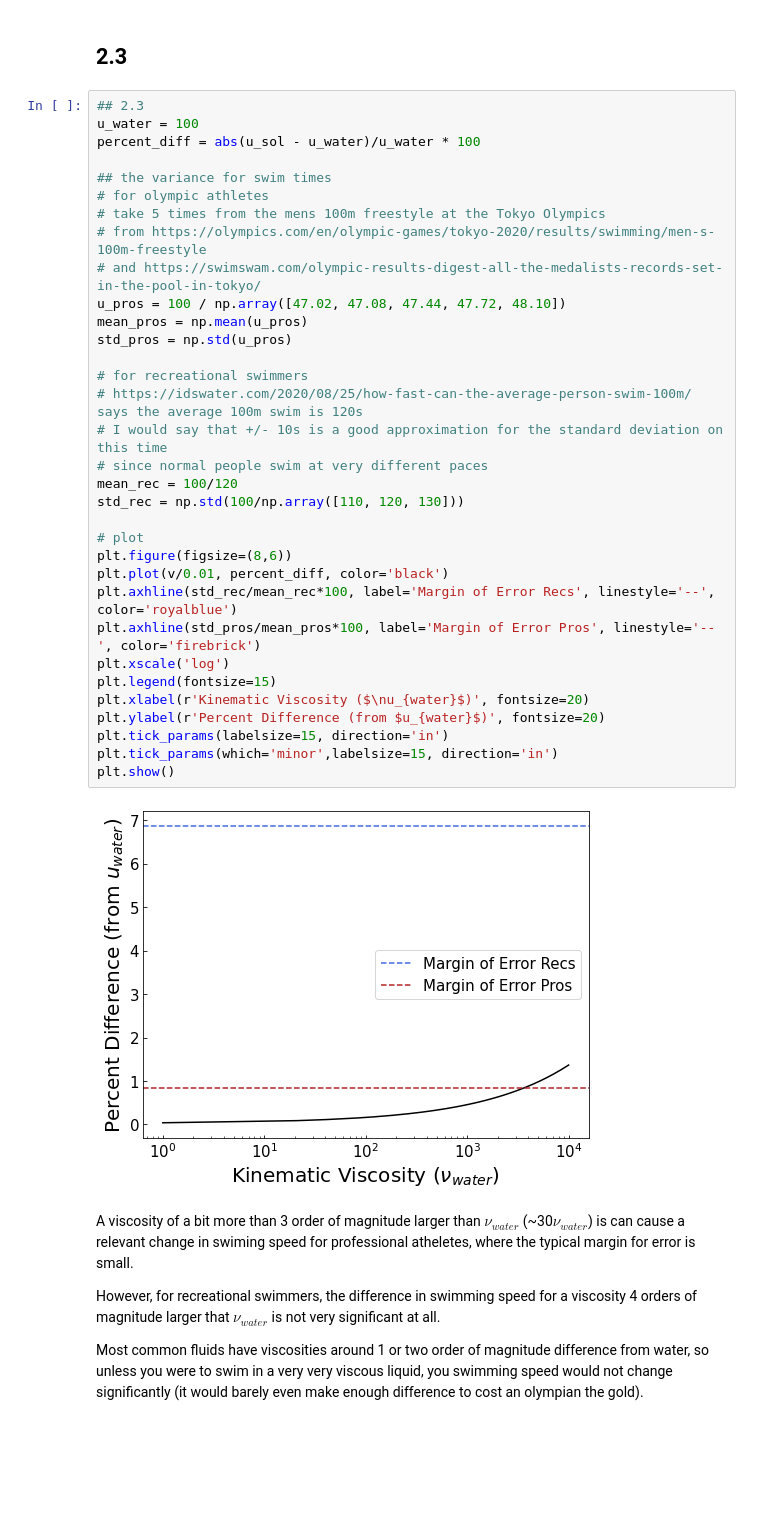
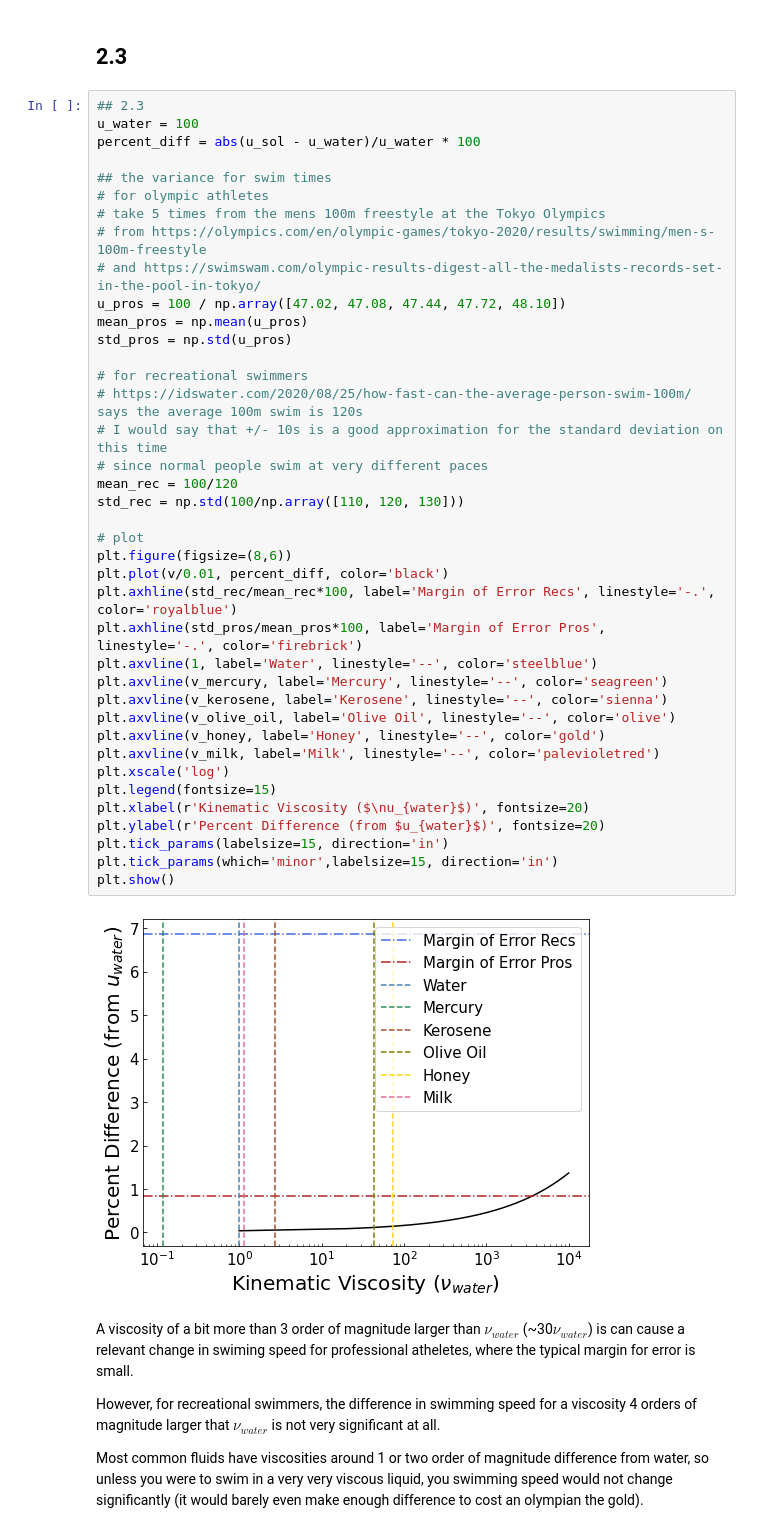
Before and after one commit to amaliakaralis/Fluids_PHYS432, a Jupyter notebook: Swimming_in_Syrup_PS3Q2.ipynb, the cells around one changed output. Saved outputs shown, nothing was run; the diff lists cells and outputs as text; blank space fills up the shorter version.

Commit message:
Added common viscosities to the plot in 2.3.

```diff
--- a/Swimming_in_Syrup_PS3Q2.ipynb
+++ b/Swimming_in_Syrup_PS3Q2.ipynb
@@ -84,36 +84,42 @@ It makes sense that as the viscosity increases, for the same amount of power (ef
 u_water = 100
 percent_diff = abs(u_sol - u_water)/u_water * 100
 
 ## the variance for swim times
 # for olympic athletes
 # take 5 times from the mens 100m freestyle at the Tokyo Olympics
 # from https://olympics.com/en/olympic-games/tokyo-2020/results/swimming/men-s-100m-freestyle
 # and https://swimswam.com/olympic-results-digest-all-the-medalists-records-set-in-the-pool-in-tokyo/
 u_pros = 100 / np.array([47.02, 47.08, 47.44, 47.72, 48.10])
 mean_pros = np.mean(u_pros)
 std_pros = np.std(u_pros)
 
 # for recreational swimmers
 # https://idswater.com/2020/08/25/how-fast-can-the-average-person-swim-100m/ says the average 100m swim is 120s
 # I would say that +/- 10s is a good approximation for the standard deviation on this time
 # since normal people swim at very different paces
 mean_rec = 100/120
 std_rec = np.std(100/np.array([110, 120, 130]))
 
 # plot
 plt.figure(figsize=(8,6))
 plt.plot(v/0.01, percent_diff, color='black')
-plt.axhline(std_rec/mean_rec*100, label='Margin of Error Recs', linestyle='--', color='royalblue')
-plt.axhline(std_pros/mean_pros*100, label='Margin of Error Pros', linestyle='--', color='firebrick')
+plt.axhline(std_rec/mean_rec*100, label='Margin of Error Recs', linestyle='-.', color='royalblue')
+plt.axhline(std_pros/mean_pros*100, label='Margin of Error Pros', linestyle='-.', color='firebrick')
+plt.axvline(1, label='Water', linestyle='--', color='steelblue')
+plt.axvline(v_mercury, label='Mercury', linestyle='--', color='seagreen')
+plt.axvline(v_kerosene, label='Kerosene', linestyle='--', color='sienna')
+plt.axvline(v_olive_oil, label='Olive Oil', linestyle='--', color='olive')
+plt.axvline(v_honey, label='Honey', linestyle='--', color='gold')
+plt.axvline(v_milk, label='Milk', linestyle='--', color='palevioletred')
 plt.xscale('log')
 plt.legend(fontsize=15)
 plt.xlabel(r'Kinematic Viscosity ($\nu_{water}$)', fontsize=20)
 plt.ylabel(r'Percent Difference (from $u_{water}$)', fontsize=20)
 plt.tick_params(labelsize=15, direction='in')
 plt.tick_params(which='minor',labelsize=15, direction='in')
 plt.show()
 # %% [output]
-[figure, old version]
+[figure, new version]
 # %% [markdown]
 A viscosity of a bit more than 3 order of magnitude larger than $\nu_{water}$ (~30$\nu_{water}$) is can cause a relevant change in swiming speed for professional atheletes, where the typical margin for error is small.
 
```
